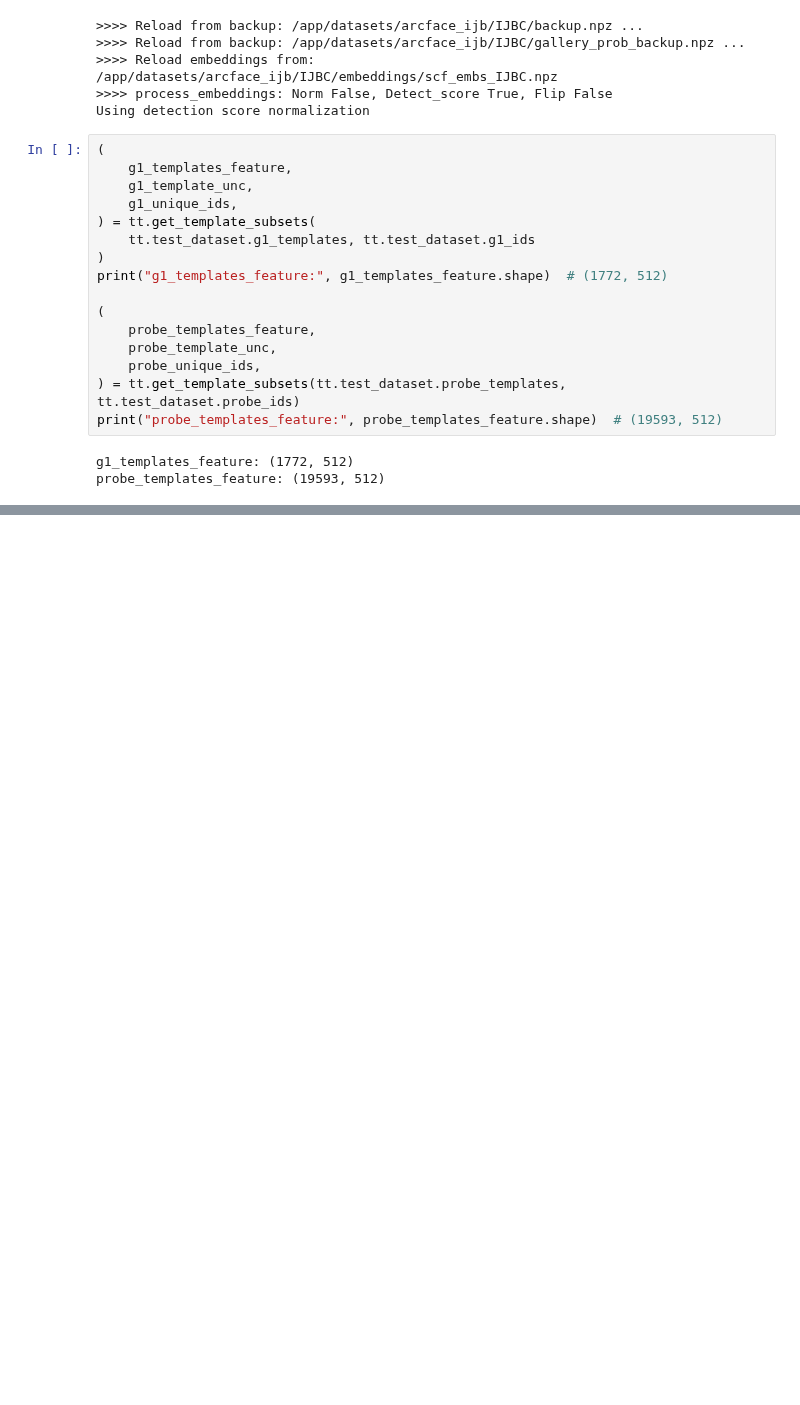
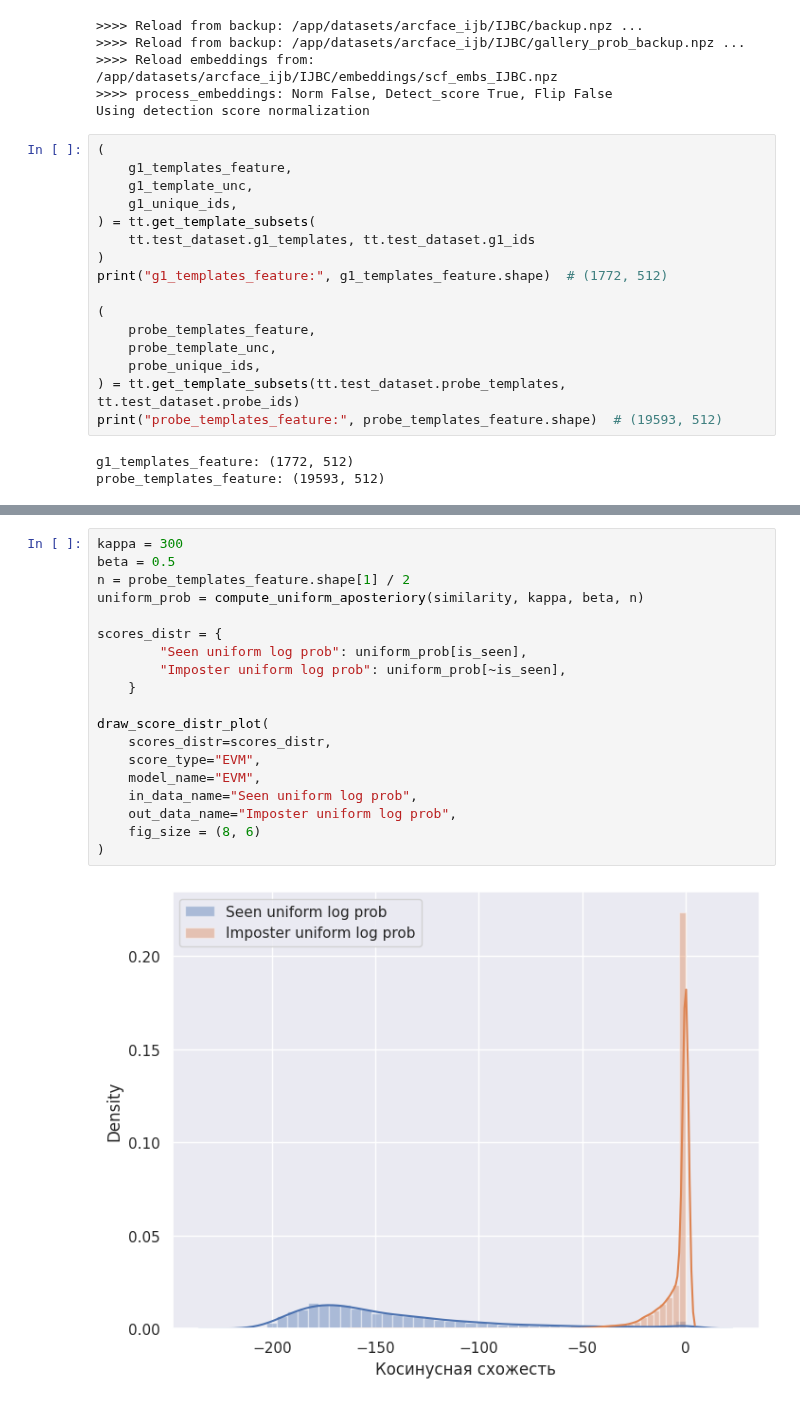
Before and after one commit to vanekek/face_ue, a Jupyter notebook: sandbox/sphere_operations.ipynb, the cells around one changed output, grey strips where cells are left out. Drawn from its saved outputs; the diff is of its cells as text; blank space fills up the shorter version.

```diff
--- a/sandbox/sphere_operations.ipynb
+++ b/sandbox/sphere_operations.ipynb
@@ -162,0 +170,21 @@ array([-148.07938813])
+# %%
+kappa = 300
+beta = 0.5
+n = probe_templates_feature.shape[1] / 2
+uniform_prob = compute_uniform_aposteriory(similarity, kappa, beta, n)
+
+scores_distr = {
+        "Seen uniform log prob": uniform_prob[is_seen],
+        "Imposter uniform log prob": uniform_prob[~is_seen],
+    }
+
+draw_score_distr_plot(
+    scores_distr=scores_distr,
+    score_type="EVM",
+    model_name="EVM",
+    in_data_name="Seen uniform log prob",
+    out_data_name="Imposter uniform log prob",
+    fig_size = (8, 6)
+)
+# %% [output]
+[figure, added]
```
Also changed, not shown: parts of 12 cells of this notebook.
